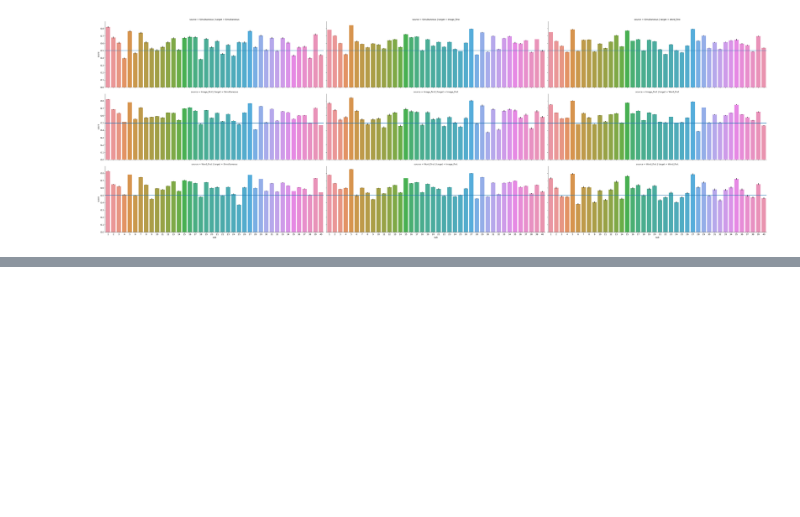
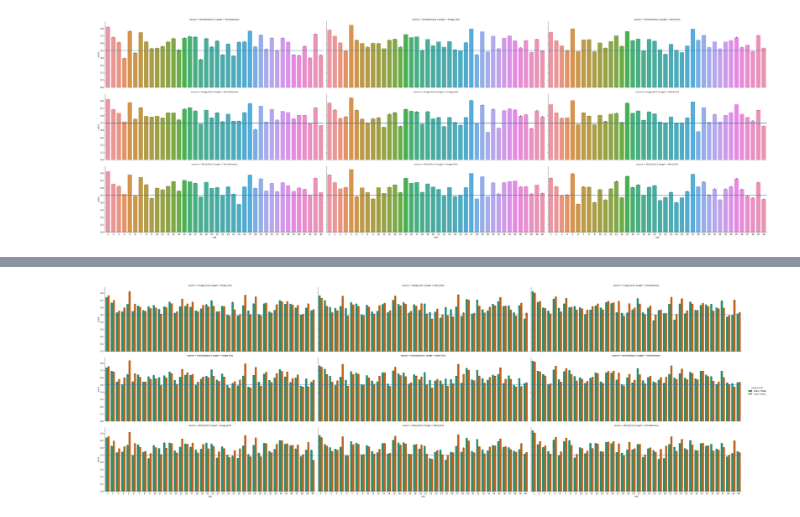
Before and after one commit to AaronZheng87/Decoding_SALT, a Jupyter notebook: 1_Analysis/Analysis326.ipynb, the cells around one changed output, grey strips where cells are left out. Drawn from its saved outputs; the diff is of its cells as text; code cells hidden in the pictures; blank space fills up the shorter version.

```diff
--- a/1_Analysis/Analysis326.ipynb
+++ b/1_Analysis/Analysis326.ipynb
@@ -386,0 +832,5 @@ plt.savefig("barplot_cro_con.png",dpi=300)
+# %%
+groups2_sim = df2_sim["subj_idx"].values
+groups1_sim = df1_sim["subj_idx"].values
+groups1_img = df1_img["subj_idx"].values
+groups1_word = df1_word["subj_idx"].values
@@ -386,0 +909,5 @@ plt.savefig("barplot_cro_con.png",dpi=300)
+# %%
+groups2_word = df2_word["subj_idx"].values
+groups1_sim = df1_sim["subj_idx"].values
+groups1_img = df1_img["subj_idx"].values
+groups1_word = df1_word["subj_idx"].values
@@ -386,0 +986,5 @@ plt.savefig("barplot_cro_con.png",dpi=300)
+# %%
+groups2_img = df2_img["subj_idx"].values
+groups1_sim = df1_sim["subj_idx"].values
+groups1_img = df1_img["subj_idx"].values
+groups1_word = df1_word["subj_idx"].values
@@ -386,0 +1061,2 @@ plt.savefig("barplot_cro_con.png",dpi=300)
+# %%
+df_cro = pd.concat([df_croexp12_si, df_croexp12_ss, df_croexp12_sw, df_croexp21_si, df_croexp21_ss, df_croexp21_sw])
@@ -386,0 +1065,6 @@ plt.savefig("barplot_cro_con.png",dpi=300)
+# %%
+f_cro = sns.catplot(x="sub", y="score", data=df_cro, row="source", col="target", aspect=3, kind="bar", hue="experiment", errorbar="se", palette=sns.color_palette("Dark2"))
+[ax.axhline(0.5) for ax in f_cro.axes.flatten()]
+plt.savefig("barplot_cro_exp.png",dpi=300)
+# %% [output]
+[figure, added]
```
Also changed, not shown: parts of 43 cells of this notebook, 10 other files.
